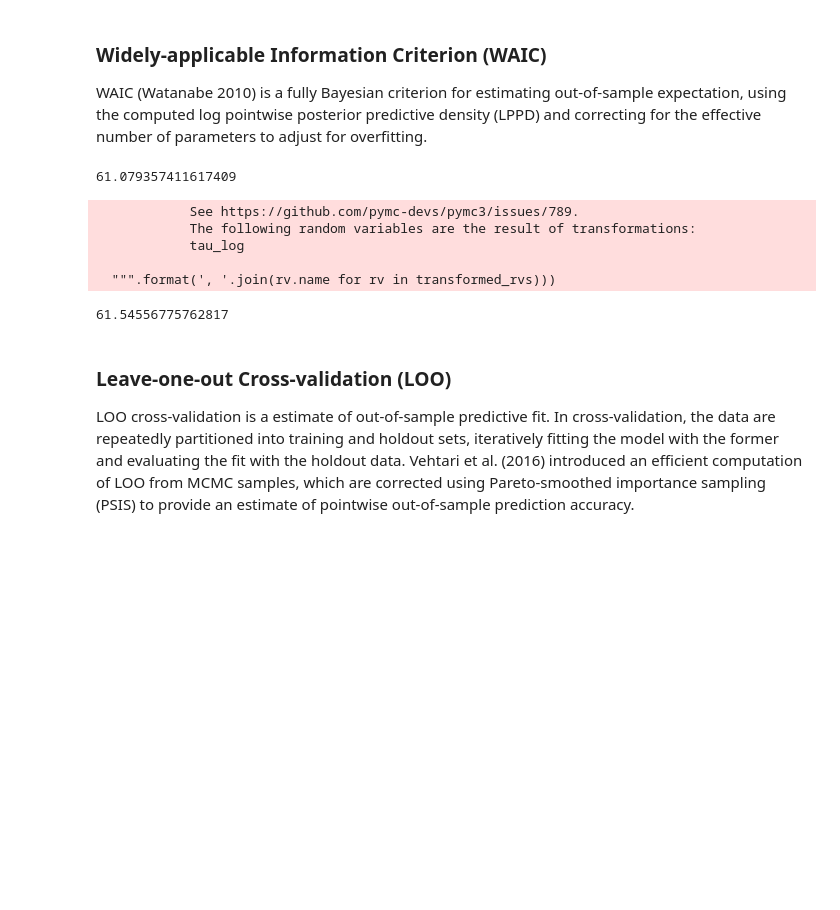
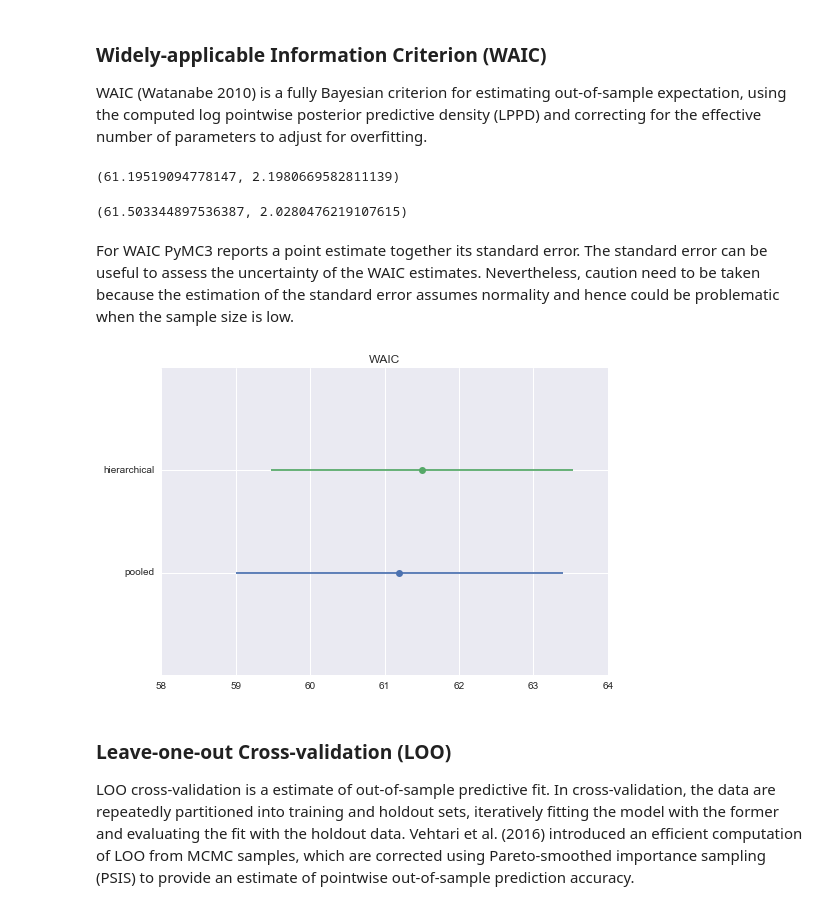
Before and after one commit to se7enstar25/pymc, a Jupyter notebook: docs/source/notebooks/Model Comparison.ipynb, the cells around one changed output. Drawn from its saved outputs; the diff is of its cells as text; code cells hidden in the pictures; blank space fills up the shorter version.

```diff
--- a/docs/source/notebooks/Model Comparison.ipynb
+++ b/docs/source/notebooks/Model Comparison.ipynb
@@ -93,23 +81,28 @@ hierarchical_dic
 WAIC (Watanabe 2010) is a fully Bayesian criterion for estimating out-of-sample expectation, using the computed log pointwise posterior predictive density (LPPD) and correcting for the effective number of parameters to adjust for overfitting.
 # %%
 with pooled:
-    pooled_waic = waic(trace_p)
+    pooled_waic, pooled_waic_se = waic(trace_p)
 
-pooled_waic
+pooled_waic, pooled_waic_se
 # %% [output]
-61.079357411617409
+(61.19519094778147, 2.1980669582811139)
 # %%
 with hierarchical:
-    hierarchical_waic = waic(trace_h)
+    hierarchical_waic, hierarchical_waic_se = waic(trace_h)
 
-hierarchical_waic
+hierarchical_waic, hierarchical_waic_se
 # %% [output]
-            See https://github.com/pymc-devs/pymc3/issues/789.
-            The following random variables are the result of transformations:
-            tau_log
-
-  """.format(', '.join(rv.name for rv in transformed_rvs)))
+(61.503344897536387, 2.0280476219107615)
-61.54556775762817
+# %% [markdown]
+For WAIC PyMC3 reports a point estimate together its standard error. The standard error can be useful to assess the uncertainty of the WAIC estimates. Nevertheless, caution need to be taken because the estimation of the standard error assumes normality and hence could be problematic when the sample size is low.
+# %%
+plt.errorbar(pooled_waic, 0, xerr=pooled_waic_se, fmt='o')
+plt.errorbar(hierarchical_waic, 1, xerr=hierarchical_waic_se, fmt='o')
+plt.title('WAIC')
+plt.yticks(np.arange(0, 2), ('pooled', 'hierarchical'))
+plt.ylim(-1, 2);
+# %% [output]
+[figure, added]
 # %% [markdown]
 ### Leave-one-out Cross-validation (LOO)
 
```
Also changed, not shown: parts of 12 cells of this notebook, 1 other file.
